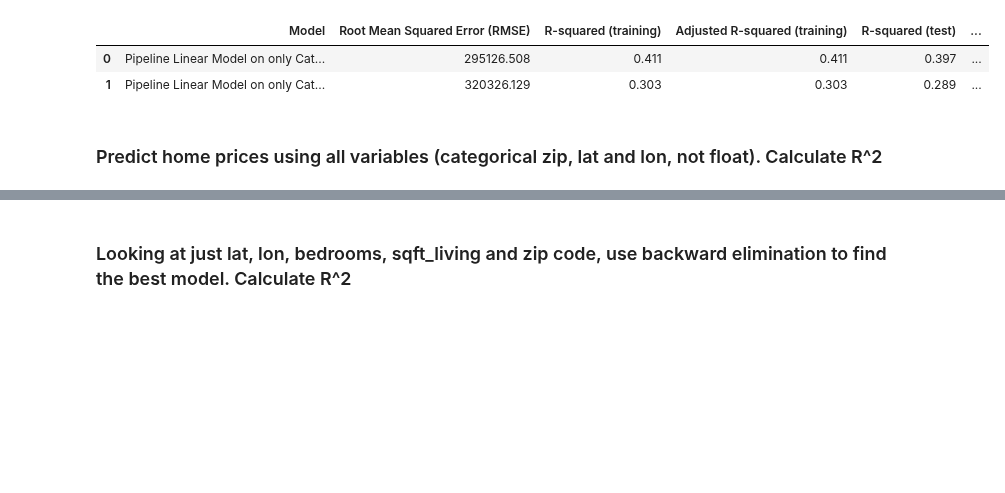
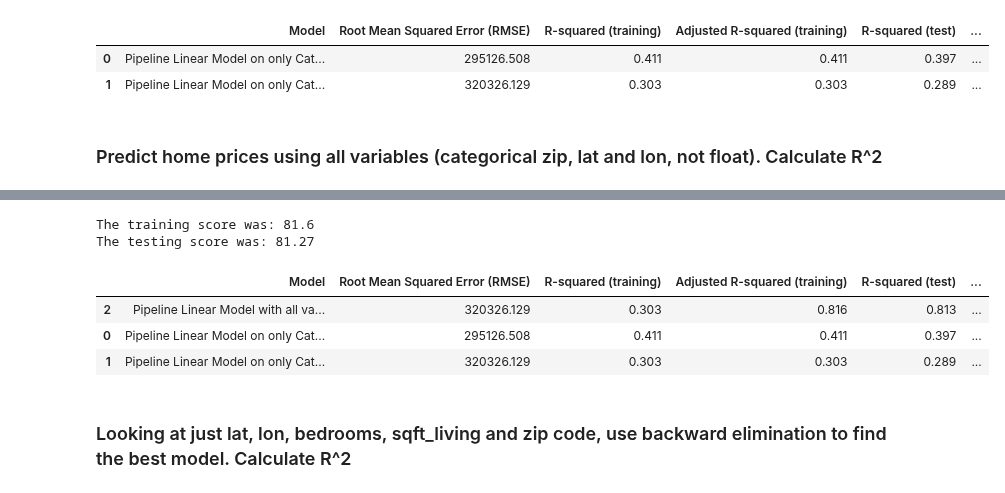
Before and after one commit to DuncanFerguson/GITHUB_REPOSITORY, a Jupyter notebook: DU_MSDS/Data Science Tools 2/HW8/homework8_Duncan_Ferguson.ipynb, the cells around one changed output, grey strips where cells are left out. Cells and saved outputs as stored; diff of their text form; code cells hidden in the pictures; blank space fills up the shorter version.

```diff
--- a/DU_MSDS/Data Science Tools 2/HW8/homework8_Duncan_Ferguson.ipynb
+++ b/DU_MSDS/Data Science Tools 2/HW8/homework8_Duncan_Ferguson.ipynb
@@ -367,2 +410,36 @@ evaluation.sort_values(by = 'R-squared (test)', ascending=False)
+# %%
+# Printing the accuracy of the test
+print("The training score was:", round(pipe3.score(X_train3, Y_train3)*100,2))
+print("The testing score was:", round(pipe3.score(X_test3, Y_test3)*100,2))
+# %% [output]
+The training score was: 81.6
+The testing score was: 81.27
+# %%
+#Let's calculate the Root Mean Squared Error on the test data
+pred3 = pipe2.predict(X_test3)
+
+# Calculating the RMSE
+rmse3 = float(format(np.sqrt(metrics.mean_squared_error(Y_test3, pred3)),'.3f'))
+
+# Calculating R-squared value for the training data set :
+rtr3 = float(format(pipe2.score(X_train3, Y_train3),'.3f'))
+
+# Calculating the adjusted R-squared value for the training data set :
+artr3 = float(format(adjustedR2(pipe3.score(X_train3, Y_train3), X_train3.shape[0],len(df.columns)-1),'.3f'))
+
+# Calculating the R-squared value for the test data set :
+rte3 = float(format(pipe3.score(X_test3, Y_test3),'.3f'))
+
+# Calculating the adjusted R-squared value for the test data set :
+arte3 = float(format(adjustedR2(pipe3.score(X_test3, Y_test3), X_test3.shape[0],len(df.columns)-1),'.3f'))
+
+r = evaluation.shape[0]
+evaluation.loc[r] = ['Pipeline Linear Model with all variables, zip+lon+lat as cat',rmse3, rtr3, artr3, rte3, arte3]
+evaluation.sort_values(by = 'R-squared (test)', ascending=False)
+# %% [output]
+|  | Model | Root Mean Squared Error (RMSE) | R-squared (training) | Adjusted R-squared (training) | R-squared (test) | ... |
+| 2 | Pipeline Linear Model with all va... | 320326.129 | 0.303 | 0.816 | 0.813 | ... |
+| 0 | Pipeline Linear Model on only Cat... | 295126.508 | 0.411 | 0.411 | 0.397 | ... |
+| 1 | Pipeline Linear Model on only Cat... | 320326.129 | 0.303 | 0.303 | 0.289 | ... |
 # %% [markdown]
 ### Looking at just lat, lon, bedrooms, sqft_living and zip code, use backward elimination to find the best model.  Calculate R^2
```
Also changed, not shown: parts of 1 cell of this notebook.
